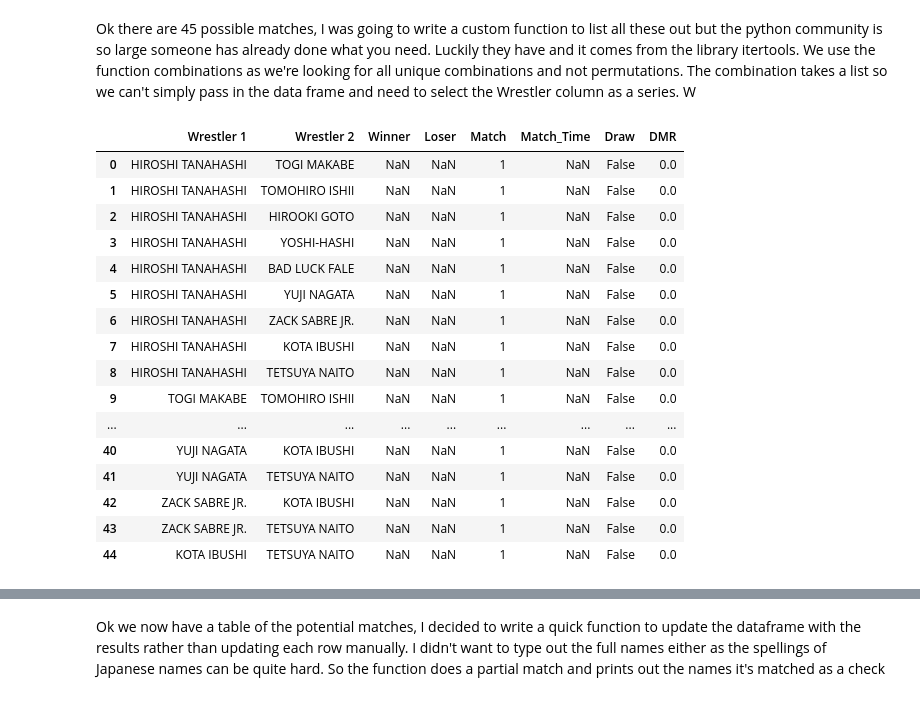
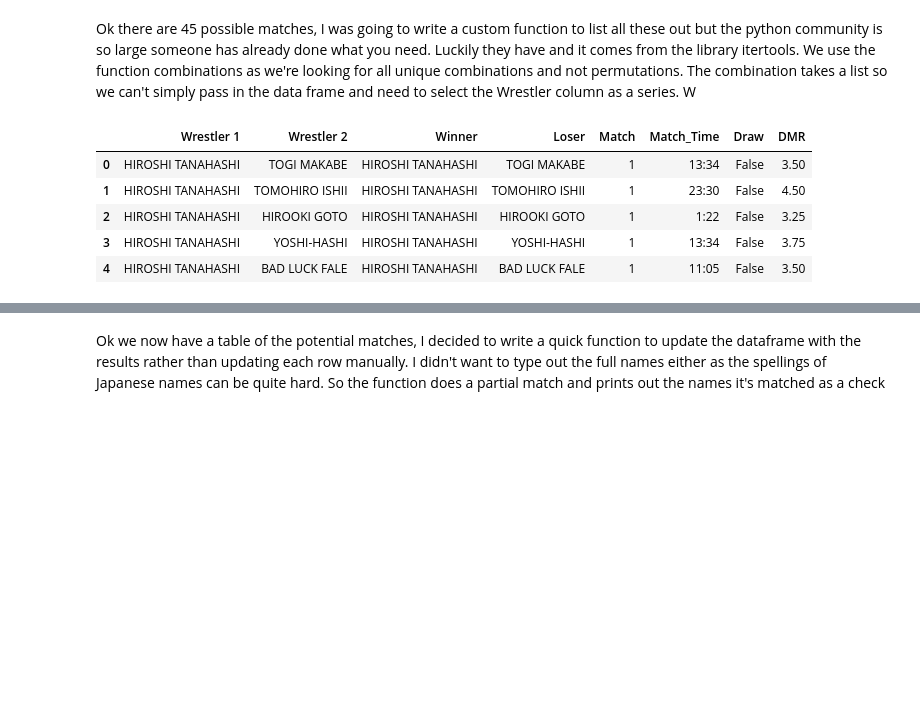
Before and after one commit to ShahnurIslam/G1_Climax1, a Jupyter notebook: G1 Climax Analysis.ipynb, the cells around one changed output, grey strips where cells are left out. Drawn from its saved outputs; the diff is of its cells as text; code cells hidden in the pictures; blank space fills up the shorter version.

```diff
--- a/G1 Climax Analysis.ipynb
+++ b/G1 Climax Analysis.ipynb
@@ -118,23 +132,12 @@ A_matches['Draw'] = False
 B_matches['DMR'] = 0.00
 A_matches['DMR'] = 0.00
 # %%
-A_matches
+A_matches.head(5)
 # %% [output]
 |  | Wrestler 1 | Wrestler 2 | Winner | Loser | Match | Match_Time | Draw | DMR |
-| 0 | HIROSHI TANAHASHI | TOGI MAKABE | NaN | NaN | 1 | NaN | False | 0.0 |
-| 1 | HIROSHI TANAHASHI | TOMOHIRO ISHII | NaN | NaN | 1 | NaN | False | 0.0 |
-| 2 | HIROSHI TANAHASHI | HIROOKI GOTO | NaN | NaN | 1 | NaN | False | 0.0 |
-| 3 | HIROSHI TANAHASHI | YOSHI-HASHI | NaN | NaN | 1 | NaN | False | 0.0 |
-| 4 | HIROSHI TANAHASHI | BAD LUCK FALE | NaN | NaN | 1 | NaN | False | 0.0 |
-| 5 | HIROSHI TANAHASHI | YUJI NAGATA | NaN | NaN | 1 | NaN | False | 0.0 |
-| 6 | HIROSHI TANAHASHI | ZACK SABRE JR. | NaN | NaN | 1 | NaN | False | 0.0 |
-| 7 | HIROSHI TANAHASHI | KOTA IBUSHI | NaN | NaN | 1 | NaN | False | 0.0 |
-| 8 | HIROSHI TANAHASHI | TETSUYA NAITO | NaN | NaN | 1 | NaN | False | 0.0 |
-| 9 | TOGI MAKABE | TOMOHIRO ISHII | NaN | NaN | 1 | NaN | False | 0.0 |
-| ... | ... | ... | ... | ... | ... | ... | ... | ... |
-| 40 | YUJI NAGATA | KOTA IBUSHI | NaN | NaN | 1 | NaN | False | 0.0 |
-| 41 | YUJI NAGATA | TETSUYA NAITO | NaN | NaN | 1 | NaN | False | 0.0 |
-| 42 | ZACK SABRE JR. | KOTA IBUSHI | NaN | NaN | 1 | NaN | False | 0.0 |
-| 43 | ZACK SABRE JR. | TETSUYA NAITO | NaN | NaN | 1 | NaN | False | 0.0 |
-| 44 | KOTA IBUSHI | TETSUYA NAITO | NaN | NaN | 1 | NaN | False | 0.0 |
+| 0 | HIROSHI TANAHASHI | TOGI MAKABE | HIROSHI TANAHASHI | TOGI MAKABE | 1 | 13:34 | False | 3.50 |
+| 1 | HIROSHI TANAHASHI | TOMOHIRO ISHII | HIROSHI TANAHASHI | TOMOHIRO ISHII | 1 | 23:30 | False | 4.50 |
+| 2 | HIROSHI TANAHASHI | HIROOKI GOTO | HIROSHI TANAHASHI | HIROOKI GOTO | 1 | 1:22 | False | 3.25 |
+| 3 | HIROSHI TANAHASHI | YOSHI-HASHI | HIROSHI TANAHASHI | YOSHI-HASHI | 1 | 13:34 | False | 3.75 |
+| 4 | HIROSHI TANAHASHI | BAD LUCK FALE | HIROSHI TANAHASHI | BAD LUCK FALE | 1 | 11:05 | False | 3.50 |
 # %%
```
Also changed, not shown: parts of 33 cells of this notebook.
